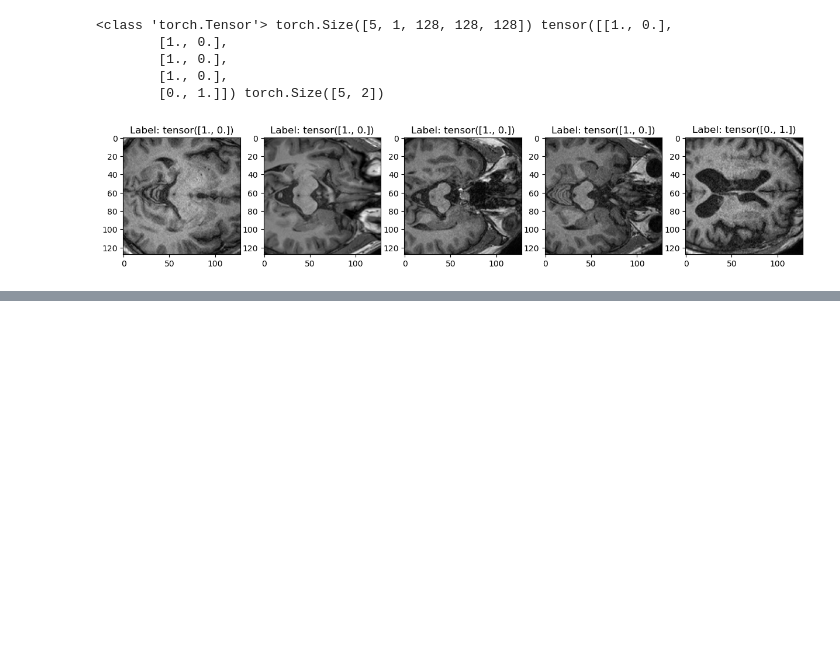
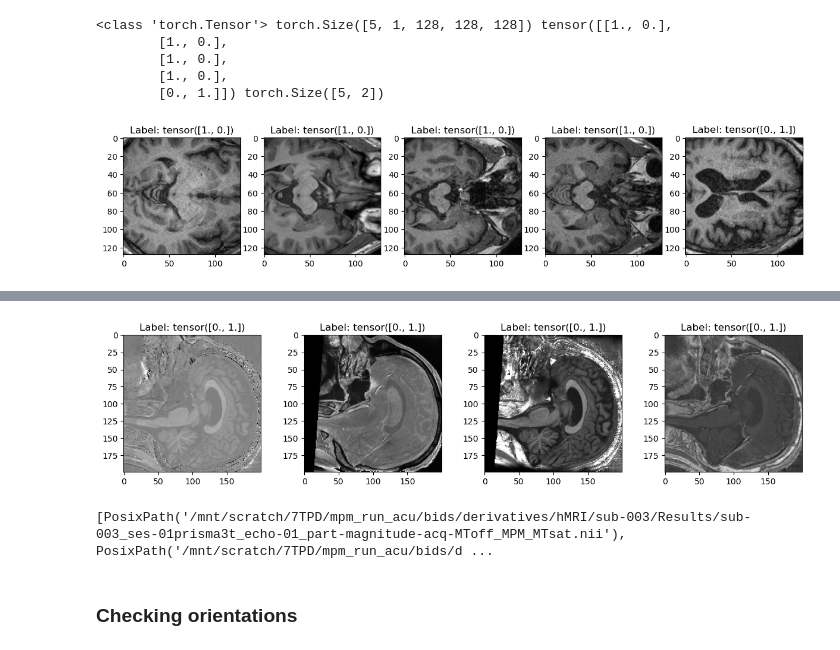
Before and after one commit to alexCortinaU/parkinson_classification, a Jupyter notebook: checking_val_acc.ipynb, the cells around one changed output, grey strips where cells are left out. Drawn from its saved outputs; the diff is of its cells as text; code cells hidden in the pictures; blank space fills up the shorter version.

```diff
--- a/checking_val_acc.ipynb
+++ b/checking_val_acc.ipynb
@@ -379,0 +508,7 @@ for i in range(5):
+# %%
+f,axs = plt.subplots(1,4, figsize=(15, 3))
+for i in range(4):
+    axs[i].imshow(inputs[0].cpu().detach().numpy()[i, :, :, 100], cmap='gray')
+    axs[i].set_title(f'Label: {target[0]}')
+# %% [output]
+[figure, added]
@@ -379,0 +523,10 @@ for i in range(5):
+# %%
+for i in range(len(md_df)):
+    subj_dir = data_path / md_df.loc[i, 'id'] / 'Results'
+    hmri_files = sorted(list(subj_dir.glob('*.nii')), key=lambda x: x.stem)
+    break
+print(hmri_files)
+# %% [output]
+[PosixPath('/mnt/scratch/7TPD/mpm_run_acu/bids/derivatives/hMRI/sub-003/Results/sub-003_ses-01prisma3t_echo-01_part-magnitude-acq-MToff_MPM_MTsat.nii'), PosixPath('/mnt/scratch/7TPD/mpm_run_acu/bids/d ...
+# %% [markdown]
+### Checking orientations
```
Also changed, not shown: parts of 20 cells of this notebook, 7 other files.
